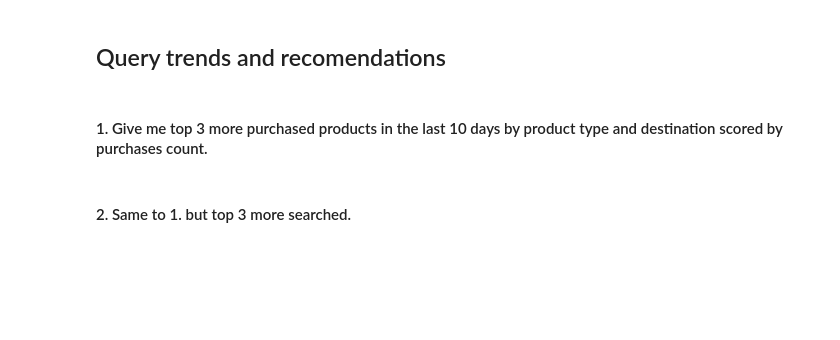
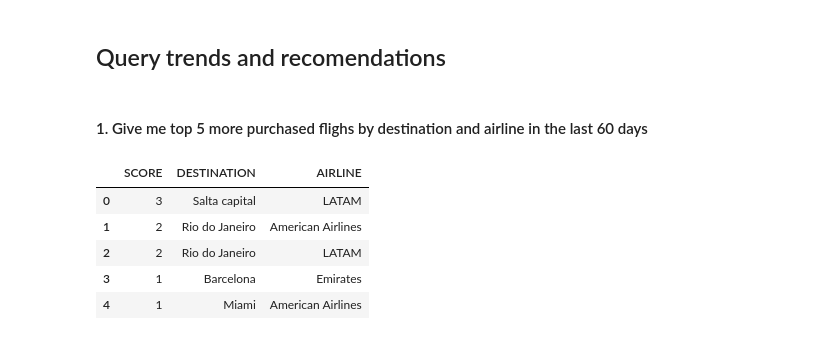
Before and after one commit to adrianmarino/recommendations-toy-example, a Jupyter notebook: toy-example.ipynb, the cells around one changed output. Drawn from its saved outputs; the diff is of its cells as text; code cells hidden in the pictures; blank space fills up the shorter version.

Commit message:
feat: recomends hotels and airlines by destination

```diff
--- a/toy-example.ipynb
+++ b/toy-example.ipynb
@@ -212,0 +228,2 @@ hotel_search(email=adrian, city="BCN")
+# %%
+for r in country_region_relations: country_belong_to_region(r)
@@ -212,0 +239,16 @@ hotel_search(email=adrian, city="BCN")
+# %%
+def hotel_belong_to_city(relation):
+    client.run("""
+        MATCH
+            (hotel: Hotel {_id: '%s'}),
+            (city: City {code: '%s'})
+        WITH
+            hotel,
+            city
+        MERGE
+            (hotel)-[:LOCATED_IN]->(city)
+    """ %(relation['hotel_id'],relation['city_code'])
+)
+# %%
+hotel_city_relations = list(EntityLoader.load('database/hotel-city.json'))
+print(f'Relations: {len(hotel_city_relations)}')
@@ -212,0 +257,2 @@ hotel_search(email=adrian, city="BCN")
+# %%
+for r in hotel_city_relations: hotel_belong_to_city(r)
@@ -379,27 +539,32 @@ hotel_purchease(email=gonza, city="BCN")
 # %% [markdown]
 ## Query trends and recomendations
 # %% [markdown]
-#### 1. Give me top 3 more purchased products in the last 10 days by product type and destination scored by purchases count.
+#### 1. Give me top 5 more purchased flighs by destination and airline in the last 60 days
 # %%
 QUERY1 = """
-MATCH   (:User)-[:MAKE_A]->
-        (p:Purchase)-[:CONTAINS]->
-        (r:ProductReservation)-[:IN_LOCATION|:TO_LOCATION]->
-        (c:City)
+MATCH   (:User)-[p:PURCHASE]->
+        (r)-[:TO_LOCATION]->
+        (c:City),
+        (r)-[:TO_TRAVEL_WITH]->(a:Airline)
 WHERE
-    p.datetime >= (datetime() - duration('P10D'))
+    p.datetime >= (datetime() - duration('P60D'))
 RETURN
-    r.product_type as product_type,
+    COUNT(*) as score,
     c.name as destination,
-    COUNT(*) as purchases
+    a.name as airline
 ORDER BY
-    purchases DESC,
-    product_type ASC,
-    destination ASC
-LIMIT 3
+    score DESC,
+    destination ASC,
+    airline ASC
+LIMIT 5
 """
-columns=['product_type', 'destination', 'purchases']
+columns=['score', 'destination', 'airline' ]
 
 client.query(lambda tx: to_table(tx.run(QUERY1), columns))
+# %% [output]
+|  | SCORE | DESTINATION | AIRLINE |
+| 0 | 3 | Salta capital | LATAM |
+| 1 | 2 | Rio do Janeiro | American Airlines |
+| 2 | 2 | Rio do Janeiro | LATAM |
+| 3 | 1 | Barcelona | Emirates |
+| 4 | 1 | Miami | American Airlines |
-# %% [markdown]
-#### 2. Same to 1. but top 3 more searched.
```
Also changed, not shown: parts of 92 cells of this notebook, 14 other files.
